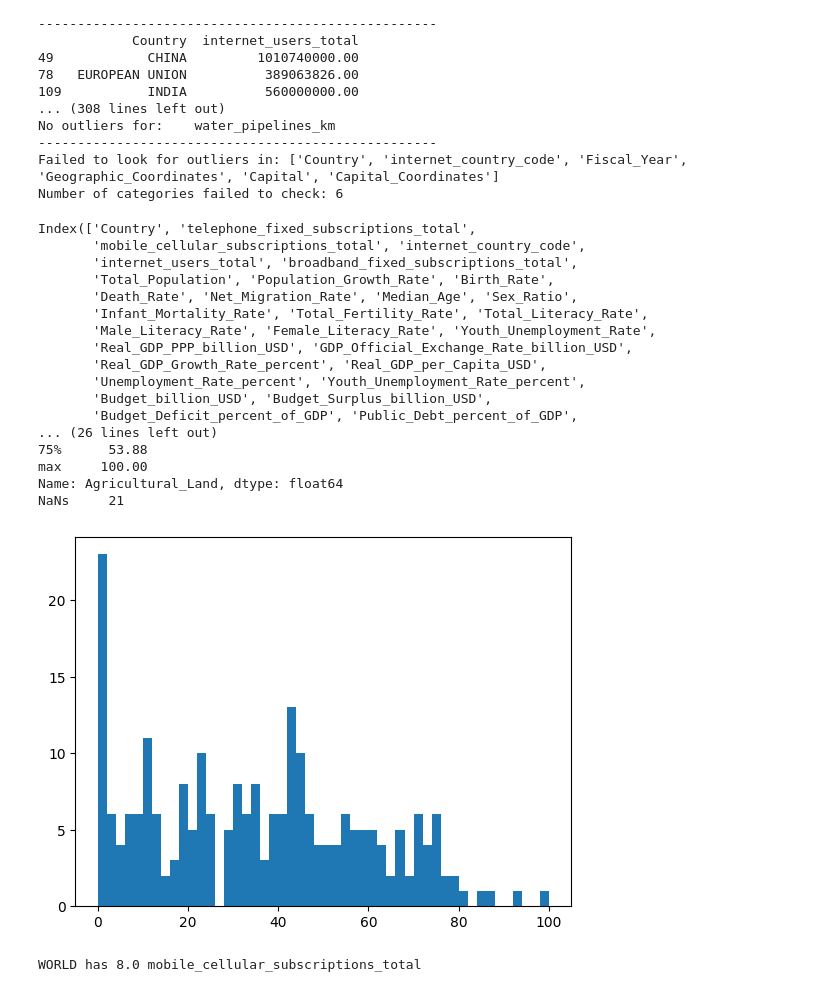
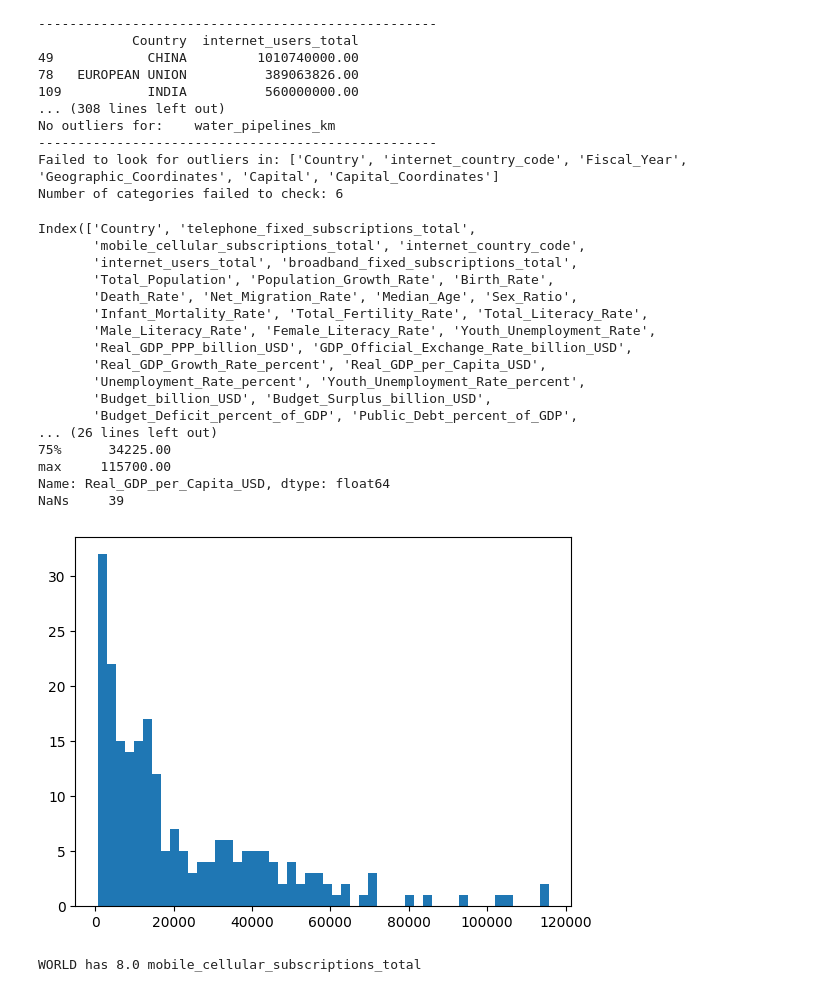
Before and after one commit to Kwan-Lam/Visualization, a Jupyter notebook: JBI100_Data_Exploration.ipynb, the cells around one changed output. Saved outputs shown, nothing was run; the diff lists cells and outputs as text; code cells hidden in the pictures.

```diff
--- a/JBI100_Data_Exploration.ipynb
+++ b/JBI100_Data_Exploration.ipynb
@@ -487,38 +487,38 @@ Number of categories failed to check: 6
 # %%
 # check = "Net_Migration_Rate"
 # summarize(df_total, check, False)
 # extreme_values(df_total, check)
 
 
 # print(df_total[df_total["Country"] == "EUROPEAN UNION"][check])
 # print(df_total[df_total["Country"] == "WORLD"][check])
 # print(df_total["Country"][df_total[check] == -3500.00])
 
 
 
 
 print(df_total.columns)
 #
-summarize(df_total, "Agricultural_Land")
+summarize(df_total, "Real_GDP_per_Capita_USD")
 # %% [output]
 Index(['Country', 'telephone_fixed_subscriptions_total',
        'mobile_cellular_subscriptions_total', 'internet_country_code',
        'internet_users_total', 'broadband_fixed_subscriptions_total',
        'Total_Population', 'Population_Growth_Rate', 'Birth_Rate',
        'Death_Rate', 'Net_Migration_Rate', 'Median_Age', 'Sex_Ratio',
        'Infant_Mortality_Rate', 'Total_Fertility_Rate', 'Total_Literacy_Rate',
        'Male_Literacy_Rate', 'Female_Literacy_Rate', 'Youth_Unemployment_Rate',
        'Real_GDP_PPP_billion_USD', 'GDP_Official_Exchange_Rate_billion_USD',
        'Real_GDP_Growth_Rate_percent', 'Real_GDP_per_Capita_USD',
        'Unemployment_Rate_percent', 'Youth_Unemployment_Rate_percent',
        'Budget_billion_USD', 'Budget_Surplus_billion_USD',
        'Budget_Deficit_percent_of_GDP', 'Public_Debt_percent_of_GDP',
 ... (26 lines left out)
-75%      53.88
-max     100.00
-Name: Agricultural_Land, dtype: float64
-NaNs     21
+75%      34225.00
+max     115700.00
+Name: Real_GDP_per_Capita_USD, dtype: float64
+NaNs     39
-[figure, old version]
+[figure, new version]
 # %%
 # Weird observations:
 print(f"WORLD has {df_total[df_total["Country"] == "WORLD"]["mobile_cellular_subscriptions_total"].iloc[0]} mobile_cellular_subscriptions_total")
```
Also changed, not shown: parts of 1 cell of this notebook, 5 other files.
